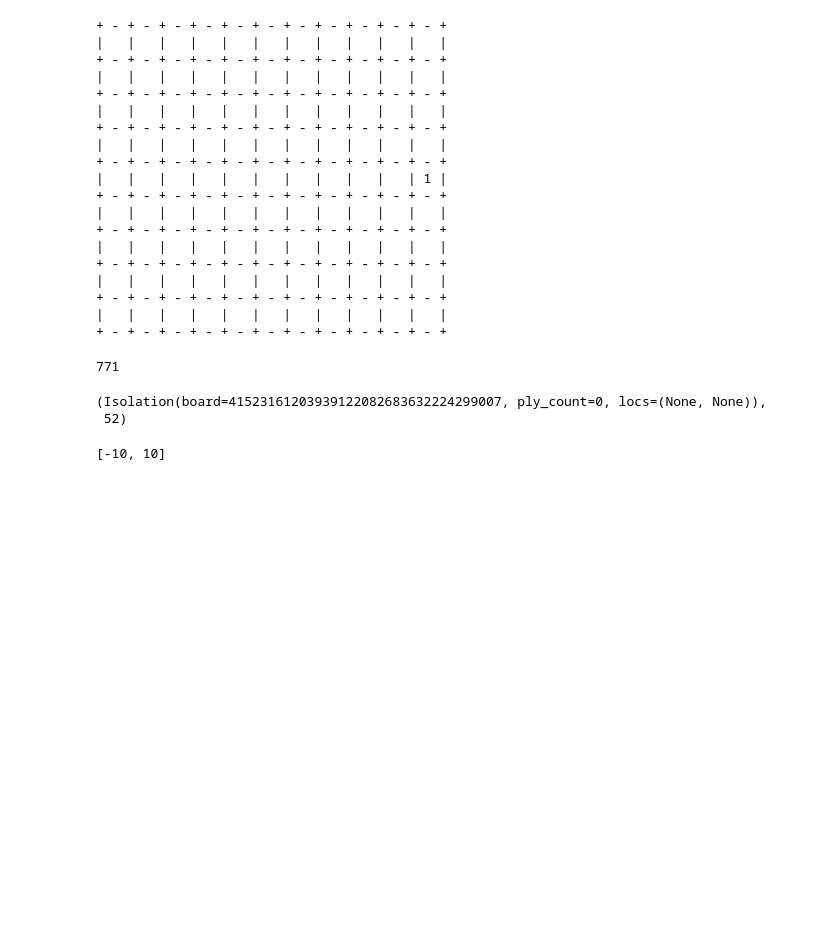
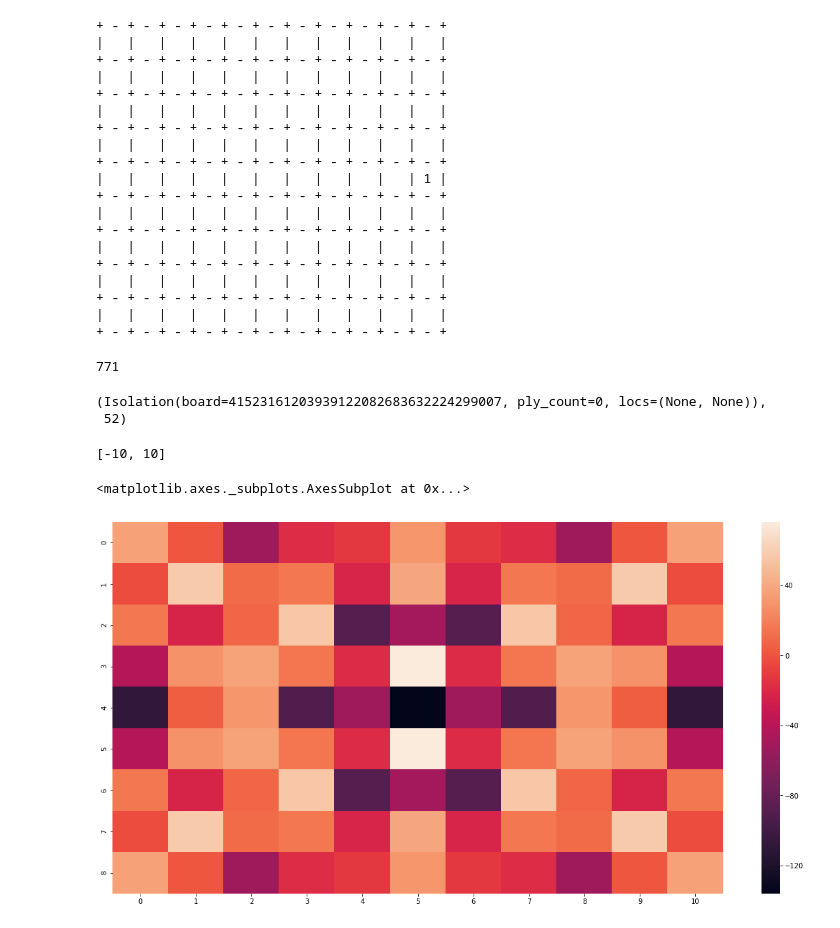
Before and after one commit to mtasende/artificial-intelligence, a Jupyter notebook: Projects/3_Adversarial Search/scratchpad/n08_fill_book_with_mcts.ipynb, the cells around one changed output. Saved outputs shown, nothing was run; the diff lists cells and outputs as text; code cells hidden in the pictures; blank space fills up the shorter version.

Commit message:
full book

```diff
--- a/Projects/3_Adversarial Search/scratchpad/n08_fill_book_with_mcts.ipynb
+++ b/Projects/3_Adversarial Search/scratchpad/n08_fill_book_with_mcts.ipynb
@@ -588,3 +588,24 @@ max_key
 book[max_key]
 # %% [output]
 [-10, 10]
+# %%
+with open('base_book.pkl', 'rb') as file:
+    base_book = pickle.load(file)
+# %%
+full_book = combine_books(base_book, book)
+# %%
+first = {item:value[0] for item, value in full_book.items() if item[0].ply_count==0}
+pos_value = {key[1]:value for key,value in first.items()}
+filled_vals = dict(zip(range(115),[0]*115))
+filled_vals.update(pos_value)
+W = 11
+x = list(filled_vals.values())
+rows = [x[i*(W+2):(i+1)*(W+2)]
+           for i in range(len(x) // (W+2) + (len(x) % (W+2) != 0))]
+for i in range(len(rows)-1):
+    rows[i] =rows[i][:-2]
+rows = np.array(rows)
+sns.heatmap(rows)
+# %% [output]
+<matplotlib.axes._subplots.AxesSubplot at 0x...>
+[figure, added]
```
